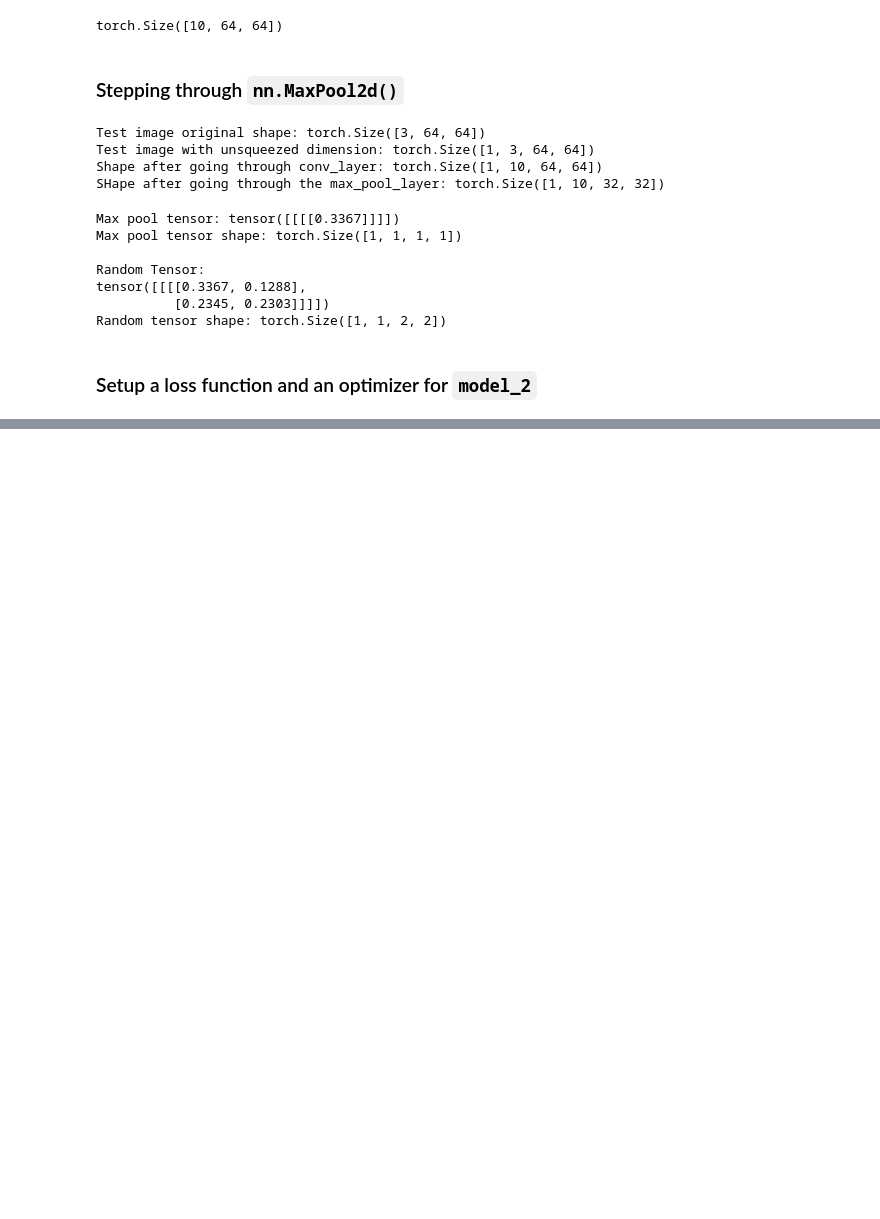
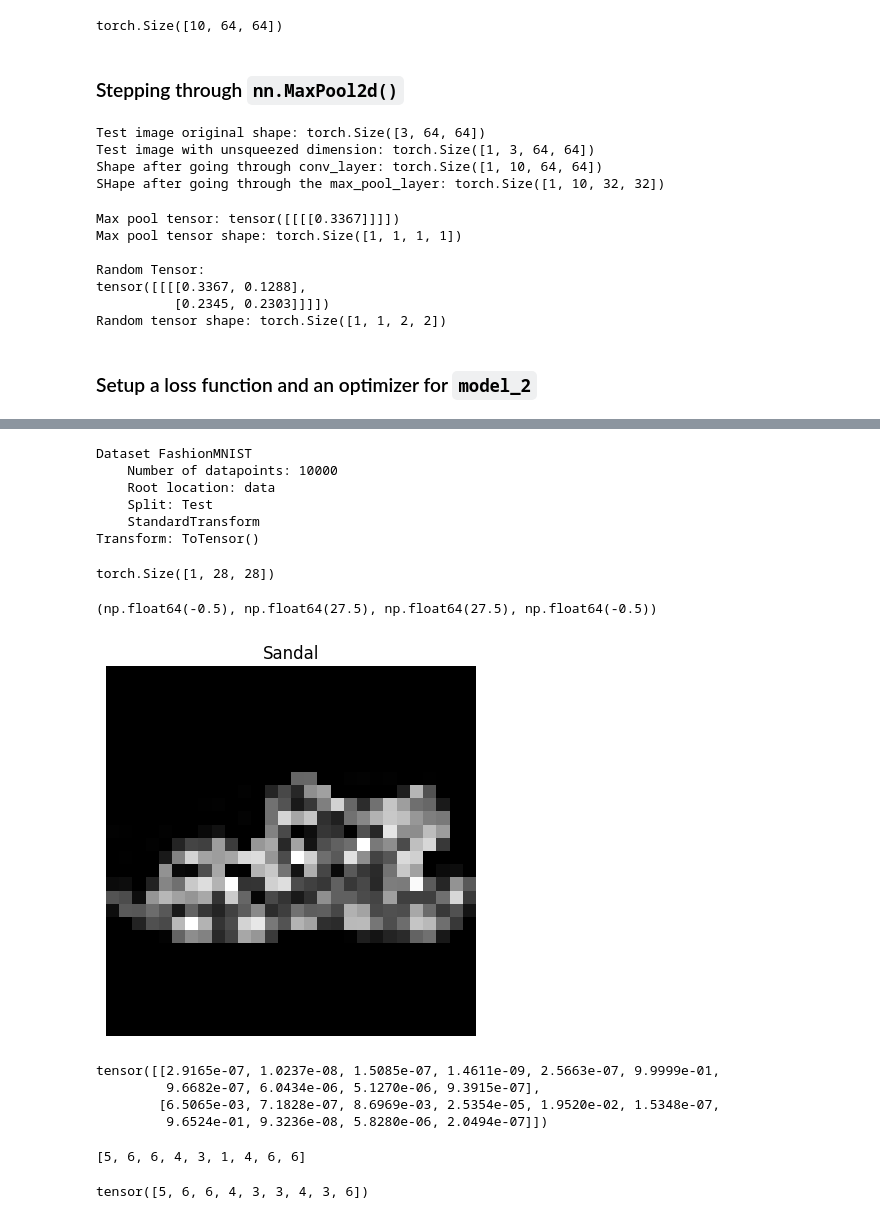
Before and after one commit to Dhyey-2005/PyTorch, a Jupyter notebook: 03_pytorch_computer_vision.ipynb, the cells around one changed output, grey strips where cells are left out. Cells and saved outputs as stored; diff of their text form; code cells hidden in the pictures; blank space fills up the shorter version.

```diff
--- a/03_pytorch_computer_vision.ipynb
+++ b/03_pytorch_computer_vision.ipynb
@@ -806,0 +853,52 @@ model_2_results
+# %%
+test_data
+# %% [output]
+Dataset FashionMNIST
+    Number of datapoints: 10000
+    Root location: data
+    Split: Test
+    StandardTransform
+Transform: ToTensor()
+# %%
+import random
+# random.seed(42)
+test_samples = []
+test_labels = []
+
+for sample, label in random.sample(list(test_data), k=9):
+    test_samples.append(sample)
+    test_labels.append(label)
+
+# view the first sample image
+test_samples[0].shape
+# %% [output]
+torch.Size([1, 28, 28])
+# %%
+plt.imshow(test_samples[0].squeeze(), cmap='gray')
+plt.title(class_names[test_labels[0]])
+plt.axis(False)
+# %% [output]
+(np.float64(-0.5), np.float64(27.5), np.float64(27.5), np.float64(-0.5))
+[figure, added]
+# %%
+# Make predictions
+pred_probs = make_predictions(model=model_2,
+                              data=test_samples)
+
+# view the first 2 prediction =prbabilities
+pred_probs[:2]
+# %% [output]
+tensor([[2.9165e-07, 1.0237e-08, 1.5085e-07, 1.4611e-09, 2.5663e-07, 9.9999e-01,
+         9.6682e-07, 6.0434e-06, 5.1270e-06, 9.3915e-07],
+        [6.5065e-03, 7.1828e-07, 8.6969e-03, 2.5354e-05, 1.9520e-02, 1.5348e-07,
+         9.6524e-01, 9.3236e-08, 5.8280e-06, 2.0494e-07]])
+# %%
+test_labels
+# %% [output]
+[5, 6, 6, 4, 3, 1, 4, 6, 6]
+# %%
+# convert prediction prabilities into labels
+pred_classes = pred_probs.argmax(dim=1)
+pred_classes
+# %% [output]
+tensor([5, 6, 6, 4, 3, 3, 4, 3, 6])
```
Also changed, not shown: parts of 12 cells of this notebook.
